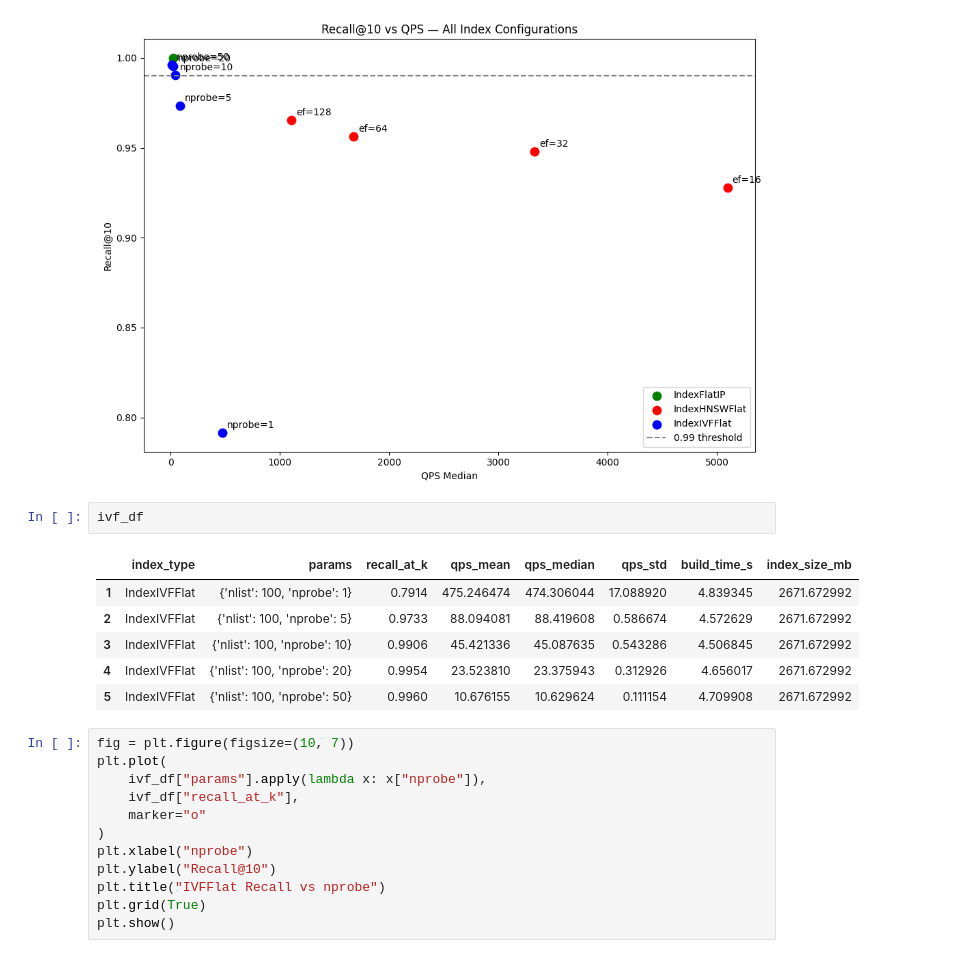
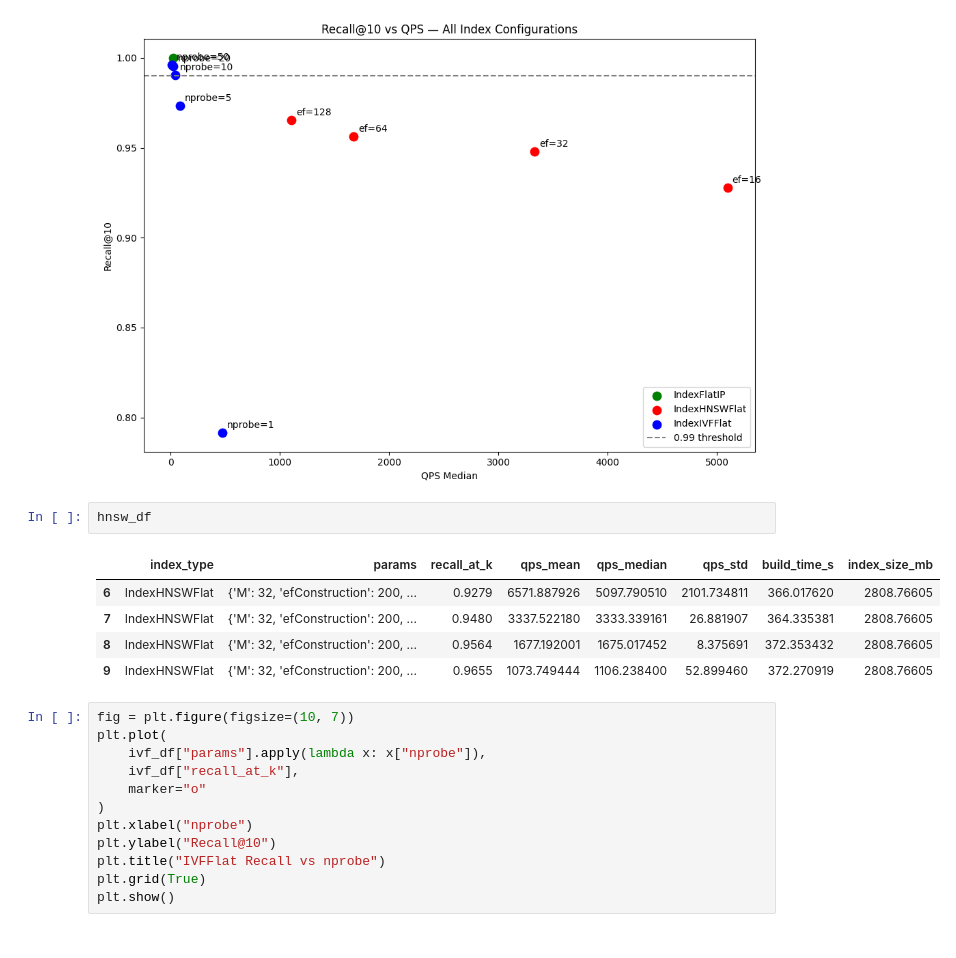
Before and after one commit to GeorgeKorlos/protein-sequence-similarity-search-microservice, a Jupyter notebook: notebooks/03_index_benchmark.ipynb, the cells around one changed output. Drawn from its saved outputs; the diff is of its cells as text.

```diff
--- a/notebooks/03_index_benchmark.ipynb
+++ b/notebooks/03_index_benchmark.ipynb
@@ -62,14 +62,13 @@ plt.show()
 # %% [output]
 [figure]
 # %%
-ivf_df
+hnsw_df
 # %% [output]
 |  | index_type | params | recall_at_k | qps_mean | qps_median | qps_std | build_time_s | index_size_mb |
-| 1 | IndexIVFFlat | {'nlist': 100, 'nprobe': 1} | 0.7914 | 475.246474 | 474.306044 | 17.088920 | 4.839345 | 2671.672992 |
-| 2 | IndexIVFFlat | {'nlist': 100, 'nprobe': 5} | 0.9733 | 88.094081 | 88.419608 | 0.586674 | 4.572629 | 2671.672992 |
-| 3 | IndexIVFFlat | {'nlist': 100, 'nprobe': 10} | 0.9906 | 45.421336 | 45.087635 | 0.543286 | 4.506845 | 2671.672992 |
-| 4 | IndexIVFFlat | {'nlist': 100, 'nprobe': 20} | 0.9954 | 23.523810 | 23.375943 | 0.312926 | 4.656017 | 2671.672992 |
-| 5 | IndexIVFFlat | {'nlist': 100, 'nprobe': 50} | 0.9960 | 10.676155 | 10.629624 | 0.111154 | 4.709908 | 2671.672992 |
+| 6 | IndexHNSWFlat | {'M': 32, 'efConstruction': 200, ... | 0.9279 | 6571.887926 | 5097.790510 | 2101.734811 | 366.017620 | 2808.76605 |
+| 7 | IndexHNSWFlat | {'M': 32, 'efConstruction': 200, ... | 0.9480 | 3337.522180 | 3333.339161 | 26.881907 | 364.335381 | 2808.76605 |
+| 8 | IndexHNSWFlat | {'M': 32, 'efConstruction': 200, ... | 0.9564 | 1677.192001 | 1675.017452 | 8.375691 | 372.353432 | 2808.76605 |
+| 9 | IndexHNSWFlat | {'M': 32, 'efConstruction': 200, ... | 0.9655 | 1073.749444 | 1106.238400 | 52.899460 | 372.270919 | 2808.76605 |
 # %%
 fig = plt.figure(figsize=(10, 7))
 plt.plot(
```
Also changed, not shown: parts of 5 cells of this notebook, 1 other file.
